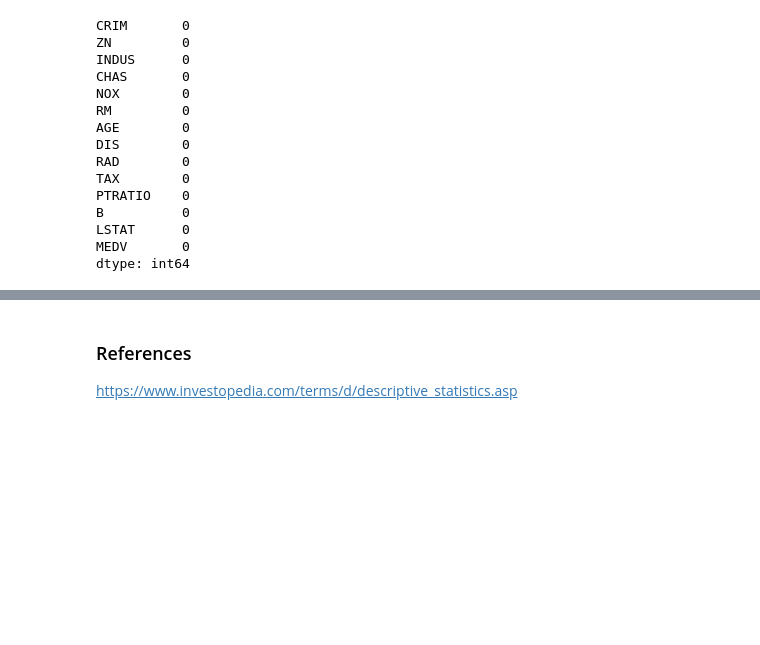
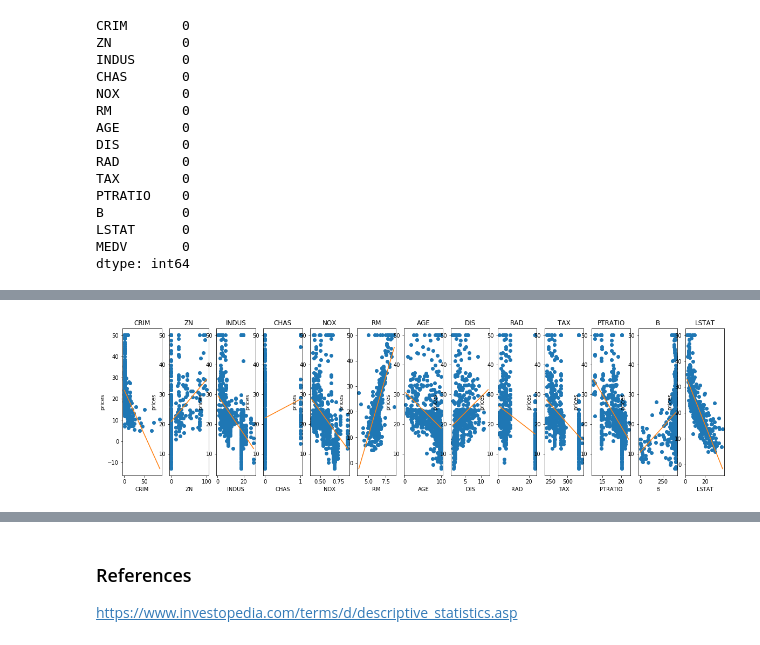
Before and after one commit to cdigap/MLAS_ASSESSMENT, a Jupyter notebook: Boston House Prices - MLAS - Assessment .ipynb, the cells around one changed output, grey strips where cells are left out. Drawn from its saved outputs; the diff is of its cells as text; code cells hidden in the pictures; blank space fills up the shorter version.

```diff
--- a/Boston House Prices - MLAS - Assessment .ipynb
+++ b/Boston House Prices - MLAS - Assessment .ipynb
@@ -163,0 +197,16 @@ Name: TAX, Length: 506, dtype: int64
+# %%
+features = data_file.drop('MEDV', axis = 1)
+plt.figure(figsize=(20, 5))
+for i, col in enumerate(features.columns):
+    # 13 plots here hence 1, 13
+    plt.subplot(1, 13, i+1)
+    x = data_file[col]
+    y = Y
+    plt.plot(x, y, 'o')
+    # Create regression line
+    plt.plot(np.unique(x), np.poly1d(np.polyfit(x, y, 1))(np.unique(x)))
+    plt.title(col)
+    plt.xlabel(col)
+    plt.ylabel('prices')
+# %% [output]
+[figure, added]
```
Also changed, not shown: parts of 13 cells of this notebook.
